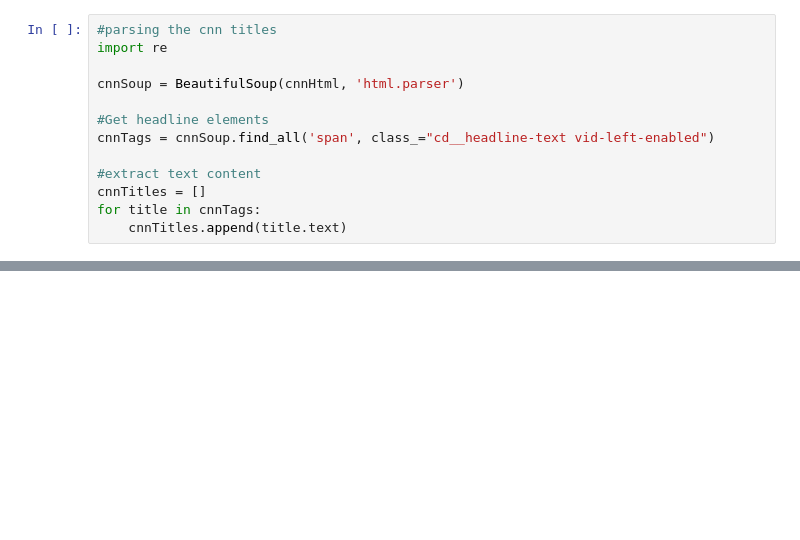
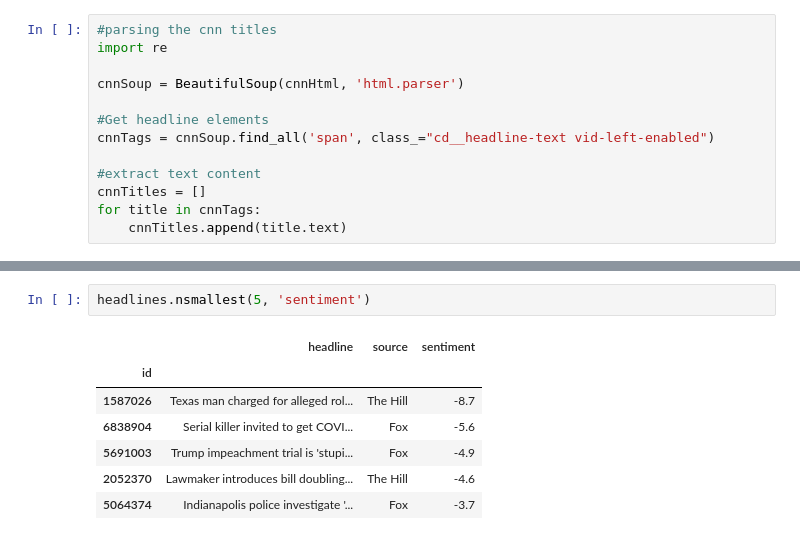
Before and after one commit to capacitor21/Headlines-Data-Analysis, a Jupyter notebook: news_analysis.ipynb, the cells around one changed output, grey strips where cells are left out. Saved outputs shown, nothing was run; the diff lists cells and outputs as text; blank space fills up the shorter version.

```diff
--- a/news_analysis.ipynb
+++ b/news_analysis.ipynb
@@ -148,0 +162,10 @@ sns.barplot(x=meanSentiments['sentiment'].index, y=meanSentiments['sentiment'])
+# %%
+headlines.nsmallest(5, 'sentiment')
+# %% [output]
+|  | headline | source | sentiment |
+| id |  |  |  |
+| 1587026 | Texas man charged for alleged rol... | The Hill | -8.7 |
+| 6838904 | Serial killer invited to get COVI... | Fox | -5.6 |
+| 5691003 | Trump impeachment trial is 'stupi... | Fox | -4.9 |
+| 2052370 | Lawmaker introduces bill doubling... | The Hill | -4.6 |
+| 5064374 | Indianapolis police investigate '... | Fox | -3.7 |
```
Also changed, not shown: parts of 8 cells of this notebook, 2 other files.
